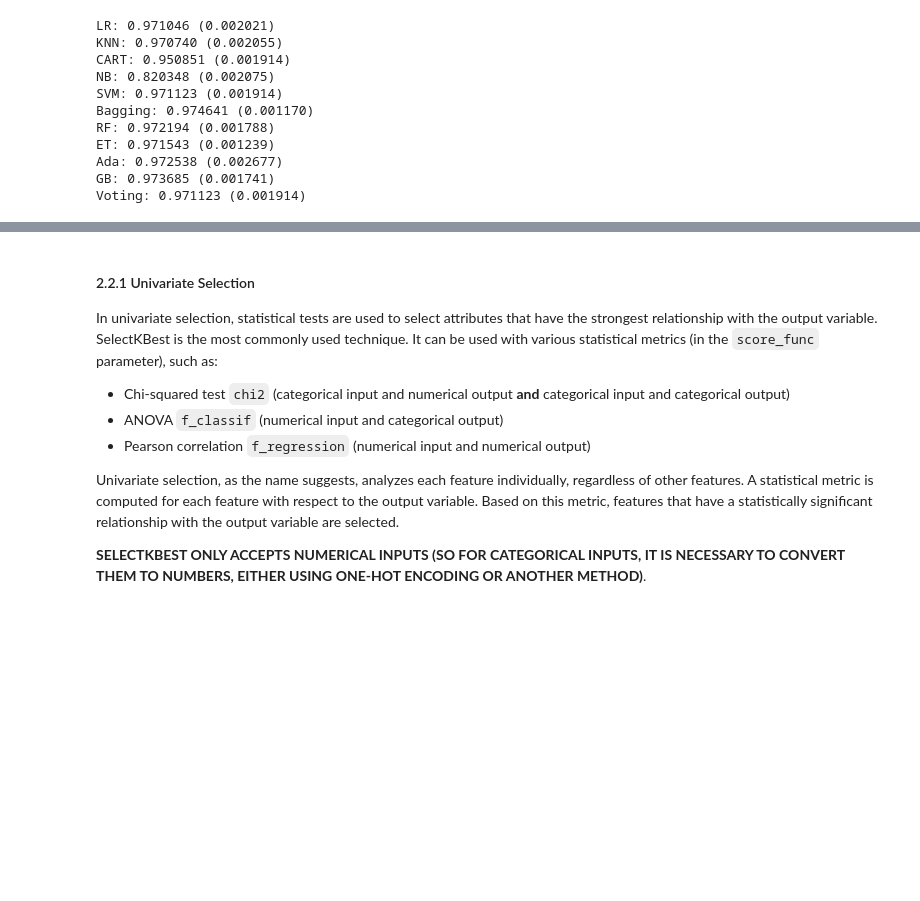
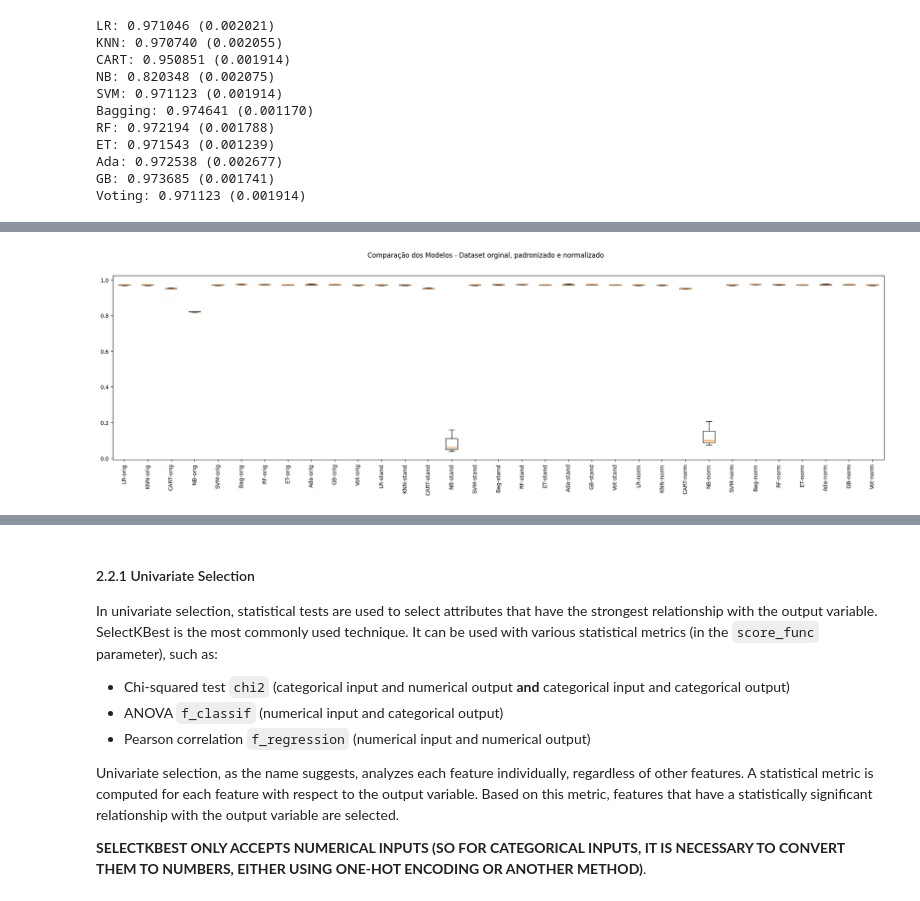
Before and after one commit to bbucalonserra/data_analysis_and_best_practices, a Jupyter notebook: machine_learning_and_analytics.ipynb, the cells around one changed output, grey strips where cells are left out. Saved outputs shown, nothing was run; the diff lists cells and outputs as text; code cells hidden in the pictures; blank space fills up the shorter version.

```diff
--- a/machine_learning_and_analytics.ipynb
+++ b/machine_learning_and_analytics.ipynb
@@ -793,0 +891,10 @@ Overall, the results indicate that ensemble techniques, particularly Bagging and
+# %%
+# Boxplot de comparação dos modelos
+fig = plt.figure(figsize=(25,6))
+fig.suptitle('Comparação dos Modelos - Dataset orginal, padronizado e normalizado')
+ax = fig.add_subplot(111)
+plt.boxplot(results)
+ax.set_xticklabels(names, rotation=90)
+plt.show()
+# %% [output]
+[figure, added]
```
Also changed, not shown: parts of 83 cells of this notebook.
